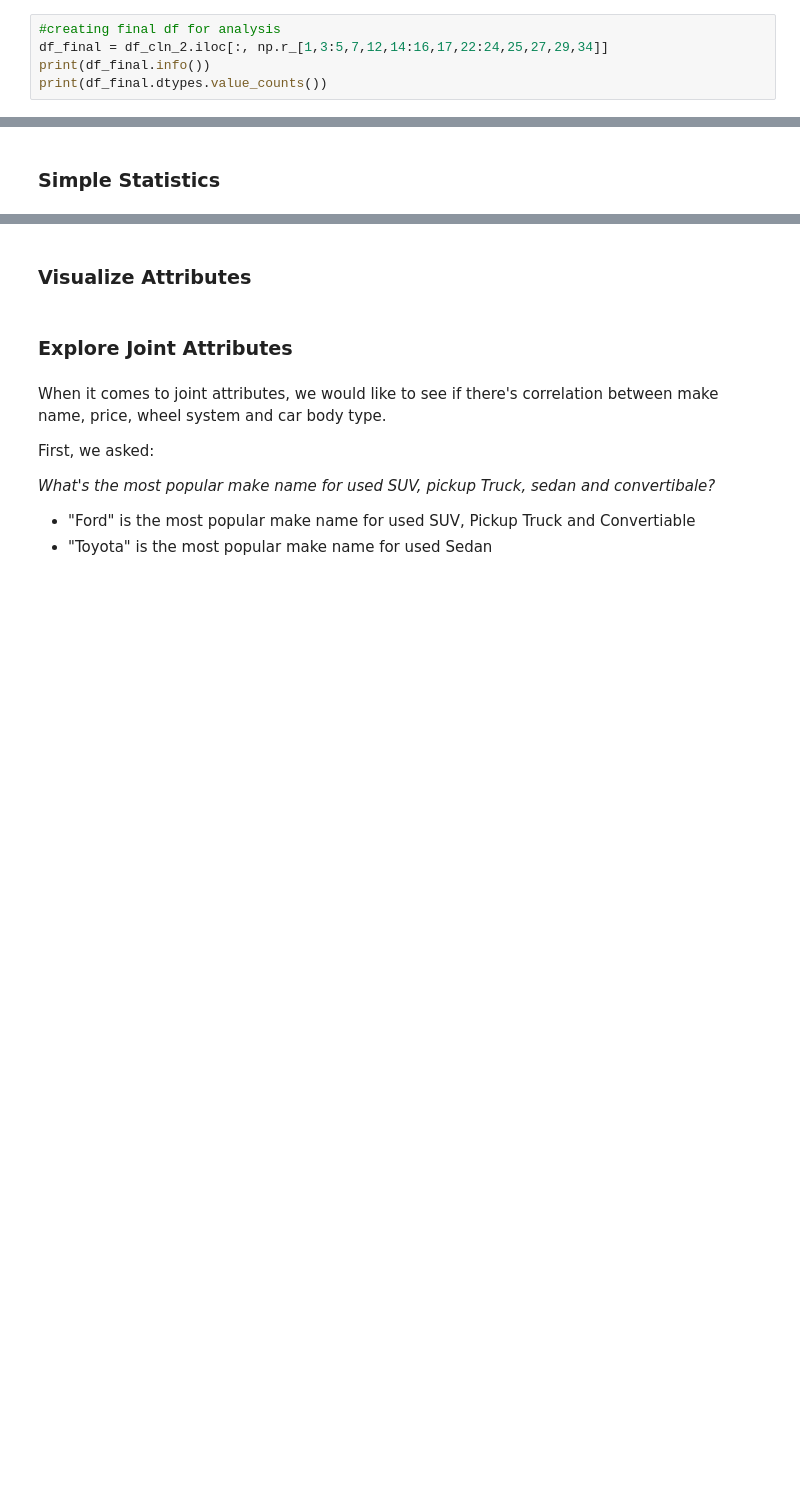
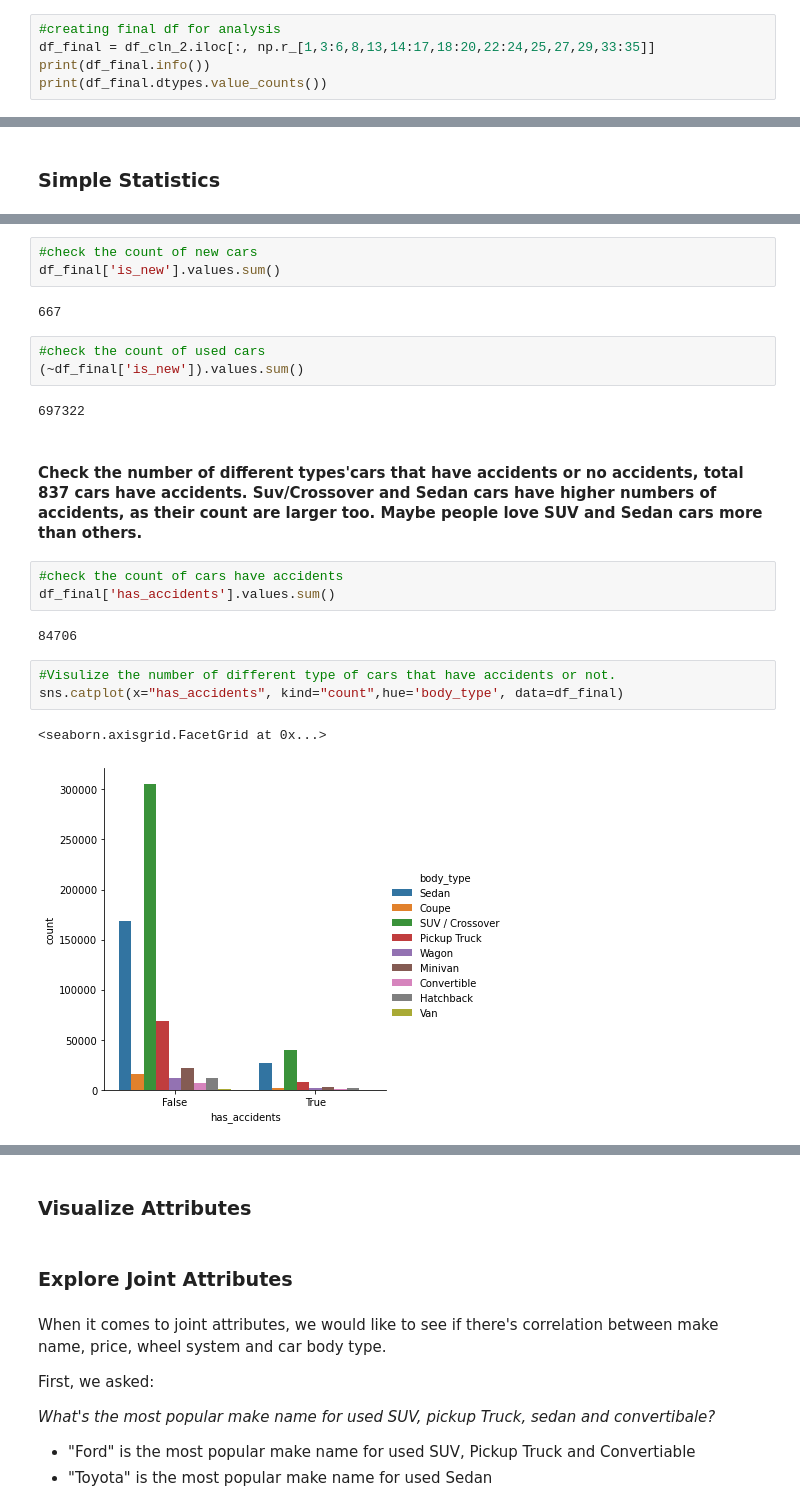
Before and after one commit to chee154/ml-Py-used_cars, a Jupyter notebook: Used_Car_Lab_1_DataVisualization.ipynb, the cells around one changed output, grey strips where cells are left out. Cells and saved outputs as stored; diff of their text form; blank space fills up the shorter version.

```diff
--- a/Used_Car_Lab_1_DataVisualization.ipynb
+++ b/Used_Car_Lab_1_DataVisualization.ipynb
@@ -300,6 +370,6 @@ After the team decided to choose 'body_type' as main the main classification ter
 # %%
 #creating final df for analysis
-df_final = df_cln_2.iloc[:, np.r_[1,3:5,7,12,14:16,17,22:24,25,27,29,34]]
+df_final = df_cln_2.iloc[:, np.r_[1,3:6,8,13,14:17,18:20,22:24,25,27,29,33:35]]
 print(df_final.info())
 print(df_final.dtypes.value_counts())
 # %% [output]
@@ -324,0 +446,23 @@ dtype: int64
+# %%
+#check the count of new cars
+df_final['is_new'].values.sum()
+# %% [output]
+667
+# %%
+#check the count of used cars
+(~df_final['is_new']).values.sum()
+# %% [output]
+697322
+# %% [markdown]
+#### Check the number of different types'cars that have accidents or no accidents, total 837 cars have accidents. Suv/Crossover and Sedan cars have higher numbers of accidents, as their count are larger too. Maybe people love SUV and Sedan cars more than others.
+# %%
+#check the count of cars have accidents
+df_final['has_accidents'].values.sum()
+# %% [output]
+84706
+# %%
+#Visulize the number of different type of cars that have accidents or not.
+sns.catplot(x="has_accidents", kind="count",hue='body_type', data=df_final)
+# %% [output]
+<seaborn.axisgrid.FacetGrid at 0x...>
+[figure, added]
```
Also changed, not shown: parts of 60 cells of this notebook.
